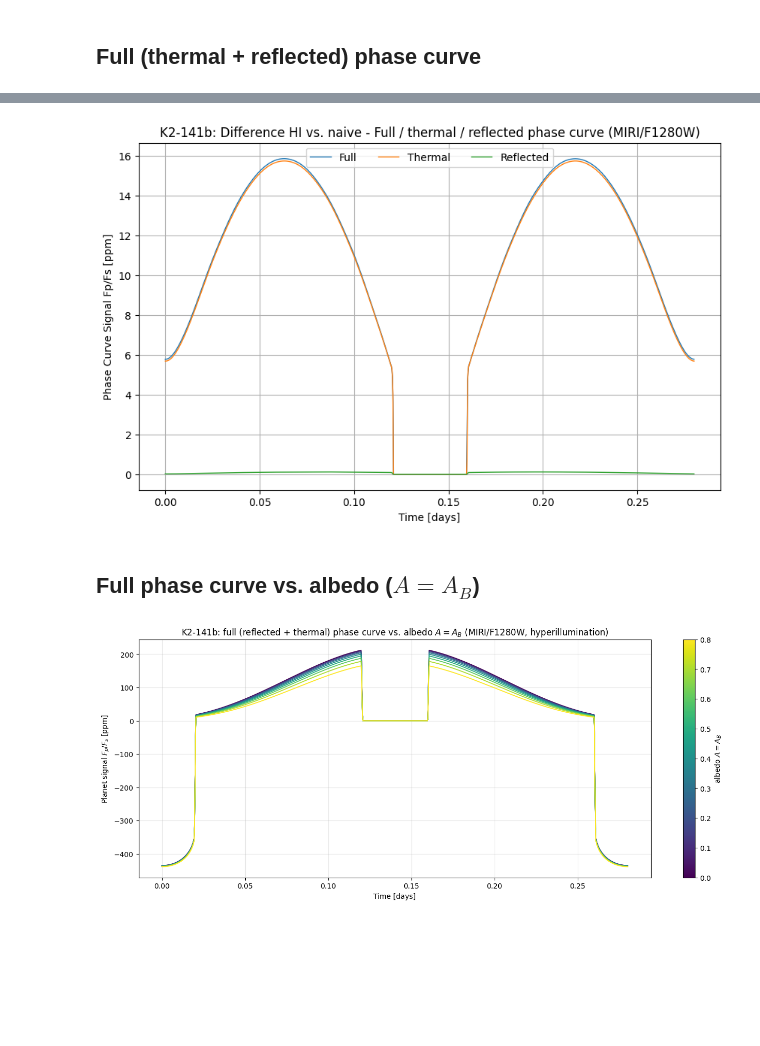
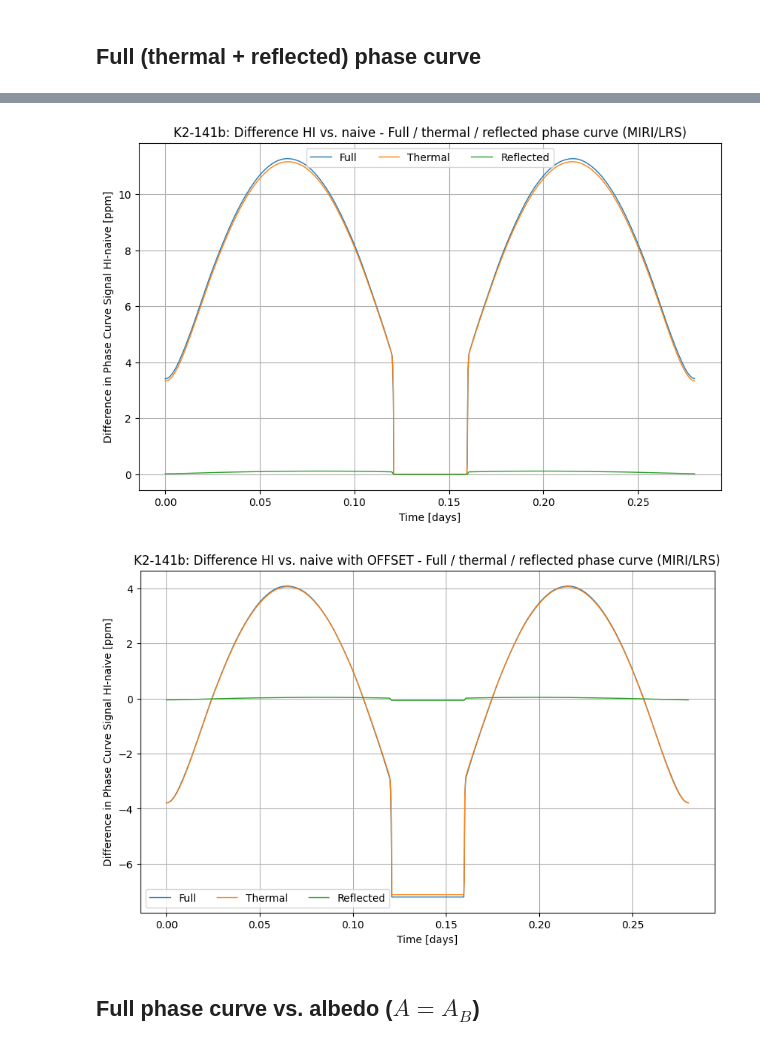
Before and after one commit to JonasSpiller/HyperPhase, a Jupyter notebook: Hyperillumination/test_FullPhaseCurve.ipynb, the cells around one changed output, grey strips where cells are left out. Cells and saved outputs as stored; diff of their text form; code cells hidden in the pictures; blank space fills up the shorter version.

```diff
--- a/Hyperillumination/test_FullPhaseCurve.ipynb
+++ b/Hyperillumination/test_FullPhaseCurve.ipynb
@@ -32,14 +32,13 @@ A_B = 3/2 * Ag # 0.42
 
 # ASSUMPTION (!)
 # Model for band-integrated albedo in MIRI/LRS band (MIR)
-def A_model(A_B):
-    # return A_B # Band-integrated albedo in MIR of rocky surface set to A=A_B (probably overestimate). Also, A_LRS and A_B are basically unrelated since >99% of stellar flux is below 5um - same actually goes for Spitzer: 98% under 3.7um.
-    return .1 # Band-integrated albedo of rocky surface fixed to A=0.1 (small reflected part) in MIR
+# A_model = ScaledBandAlbedo(1.) # Band-integrated albedo in MIR of rocky surface set to A=A_B (probably overestimate). Also, A_LRS and A_B are basically unrelated since >99% of stellar flux is below 5um - same actually goes for Spitzer: 98% under 3.7um.
+A_model = ConstantBandAlbedo(.1) # Band-integrated albedo of rocky surface fixed to A=0.1 (small reflected part) in MIR
 
 A = A_model(A_B) #0.1
 # %%
 # Filter to be used
-Instrument = "MIRI/F1280W"
+Instrument = "MIRI/LRS"
 lambda_range = filter_lambda(Instrument) # [1.10654e-05, 1.45816e-05]
 filter_path = filter_loc(Instrument)
 # %%
@@ -77,23 +76,35 @@ Hyperillumination      occultation depth:  full= 193.8  thermal= 188.6  reflecte
 # %%
 t_full1,  full_pc1,  fp_full1     = full_PhaseCurve(K2_141b, lambda_range, u=u, A=A, A_B=A_B, filter_path=filter_path, insolation_model="naive", u_B=u_B)
 t_therm1, therm_pc1, fp_therm1, _ = thermal_PhaseCurve(K2_141b, lambda_range, u=u, A_B=A_B, filter_path=filter_path, insolation_model="naive", u_B=u_B)
 t_refl1,  refl_pc1,  fp_refl1     = reflected_PhaseCurve(K2_141b, u=u, A=A, insolation_model="naive", u_B=u_B)
 t_full2,  full_pc2,  fp_full2     = full_PhaseCurve(K2_141b, lambda_range, u=u, A=A, A_B=A_B, filter_path=filter_path, insolation_model="hyperillum", u_B=u_B)
 t_therm2, therm_pc2, fp_therm2, _ = thermal_PhaseCurve(K2_141b, lambda_range, u=u, A_B=A_B, filter_path=filter_path, insolation_model="hyperillum", u_B=u_B)
 t_refl2,  refl_pc2,  fp_refl2     = reflected_PhaseCurve(K2_141b, u=u, A=A, insolation_model="hyperillum", u_B=u_B)
 
 plt.figure(figsize=(10, 6))
-plt.plot(t_full1,  np.abs(full_pc1 - full_pc2)*1e6, color="C0", linewidth=1, label=f"Full")
-plt.plot(t_therm1, np.abs(therm_pc1 - therm_pc2)*1e6, color="C1", linewidth=1, label=f"Thermal")
-plt.plot(t_refl1,  np.abs(refl_pc1 - refl_pc2)*1e6, color="C2", linewidth=1, label=f"Reflected")
+plt.plot(t_full1,  (full_pc2 - full_pc1)*1e6, color="C0", linewidth=1, label=f"Full")
+plt.plot(t_therm1, (therm_pc2 - therm_pc1)*1e6, color="C1", linewidth=1, label=f"Thermal")
+plt.plot(t_refl1,  (refl_pc2 - refl_pc1)*1e6, color="C2", linewidth=1, label=f"Reflected")
 plt.xlabel("Time [days]")
-plt.ylabel(r"Phase Curve Signal Fp/Fs [ppm]")
+plt.ylabel(r"Difference in Phase Curve Signal HI-naive [ppm]")
 plt.title(f"K2-141b: Difference HI vs. naive - Full / thermal / reflected phase curve ({Instrument})")
 plt.legend(ncol=3)
 plt.grid()
 plt.show()
+
+plt.figure(figsize=(10, 6))
+plt.plot(t_full1,  ((full_pc2-full_pc2.mean()) - (full_pc1-full_pc1.mean()))*1e6, color="C0", linewidth=1, label=f"Full")
+plt.plot(t_therm1, ((therm_pc2-therm_pc2.mean()) - (therm_pc1-therm_pc1.mean()))*1e6, color="C1", linewidth=1, label=f"Thermal")
+plt.plot(t_refl1,  ((refl_pc2-refl_pc2.mean()) - (refl_pc1-refl_pc1.mean()))*1e6, color="C2", linewidth=1, label=f"Reflected")
+plt.xlabel("Time [days]")
+plt.ylabel(r"Difference in Phase Curve Signal HI-naive [ppm]")
+plt.title(f"K2-141b: Difference HI vs. naive with OFFSET - Full / thermal / reflected phase curve ({Instrument})")
+plt.legend(ncol=3)
+plt.grid()
+plt.show()
 # %% [output]
-[figure, old version]
+[figure, new version]
+[figure, added]
 # %% [markdown]
 ## Full phase curve vs. albedo ($A = A_B$)
 # %%
@@ -112,8 +123,6 @@ plt.ylabel(r"Planet signal $F_p/F_s$ [ppm]")
 plt.title(f"K2-141b: full (reflected + thermal) phase curve vs. albedo $A=A_B$ ({Instrument}, hyperillumination)")
 plt.grid(alpha=.3)
 plt.show()
-# %% [output]
-[figure, removed]
 # %%
 # Why the net effect is muted: occultation depth vs albedo, split into thermal (cools -> falls) and reflected (grows with A)
 fp_therm, fp_refl = [], []
```
Also changed, not shown: parts of 4 cells of this notebook, 5 other files.
